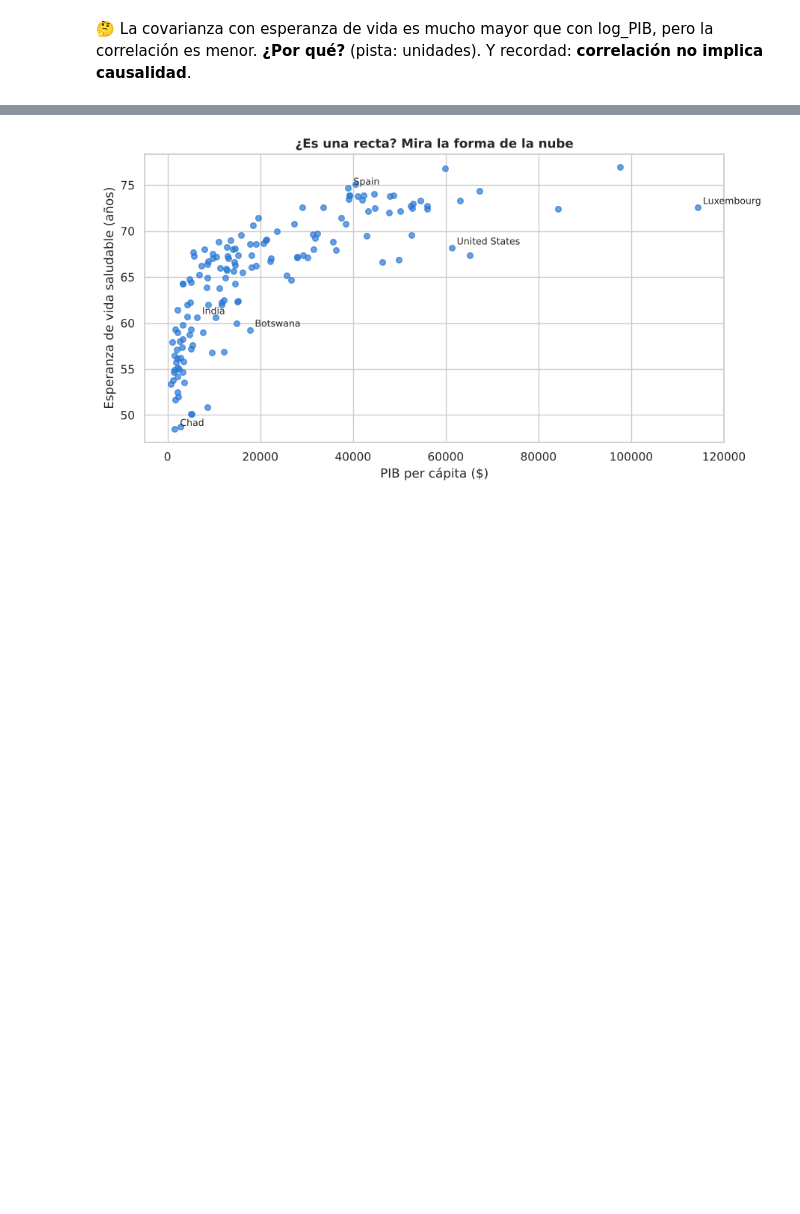
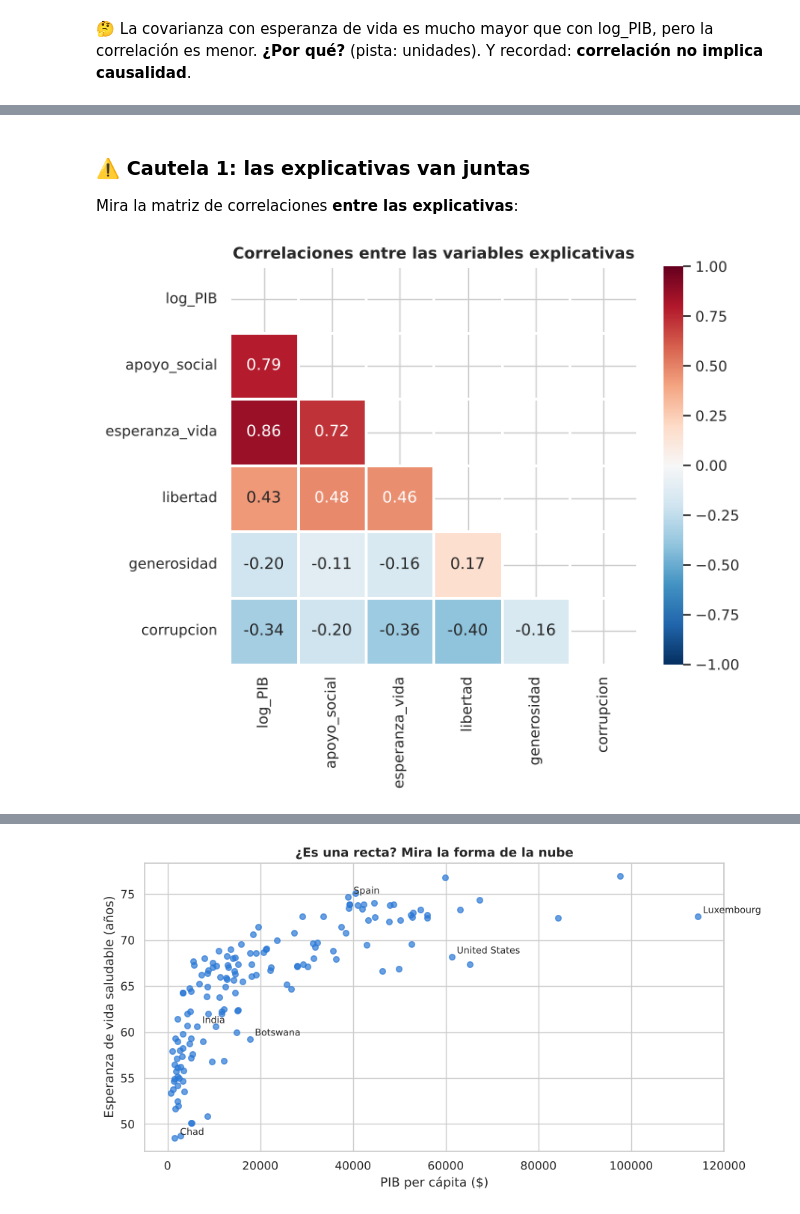
Before and after one commit to DANIFUZZY1975/estadistica-descriptiva-python, a Jupyter notebook: notebooks/02_felicidad_mundial.ipynb, the cells around one changed output, grey strips where cells are left out. Drawn from its saved outputs; the diff is of its cells as text; code cells hidden in the pictures; blank space fills up the shorter version.

```diff
--- a/notebooks/02_felicidad_mundial.ipynb
+++ b/notebooks/02_felicidad_mundial.ipynb
@@ -489,0 +536,11 @@ Correlación felicidad–log_PIB        : 0.79
+# %% [markdown]
+### ⚠️ Cautela 1: las explicativas van juntas
+Mira la matriz de correlaciones **entre las explicativas**:
+# %%
+corr_exp = df[explicativas].corr()
+mask = np.triu(np.ones_like(corr_exp, dtype=bool))
+plt.figure(figsize=(7, 5.5))
+sns.heatmap(corr_exp, mask=mask, annot=True, fmt=".2f", cmap="RdBu_r", center=0, vmin=-1, vmax=1, linewidths=2, linecolor="white")
+plt.title("Correlaciones entre las variables explicativas"); plt.show()
+# %% [output]
+[figure, added]
```
Also changed, not shown: parts of 17 cells of this notebook, 2 other files.
